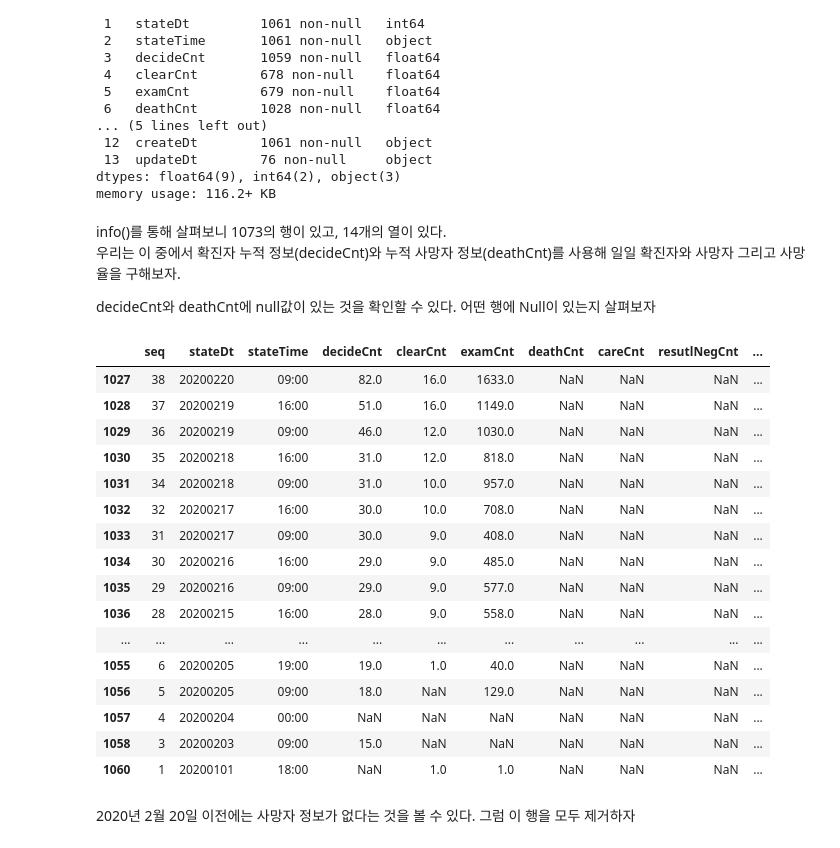
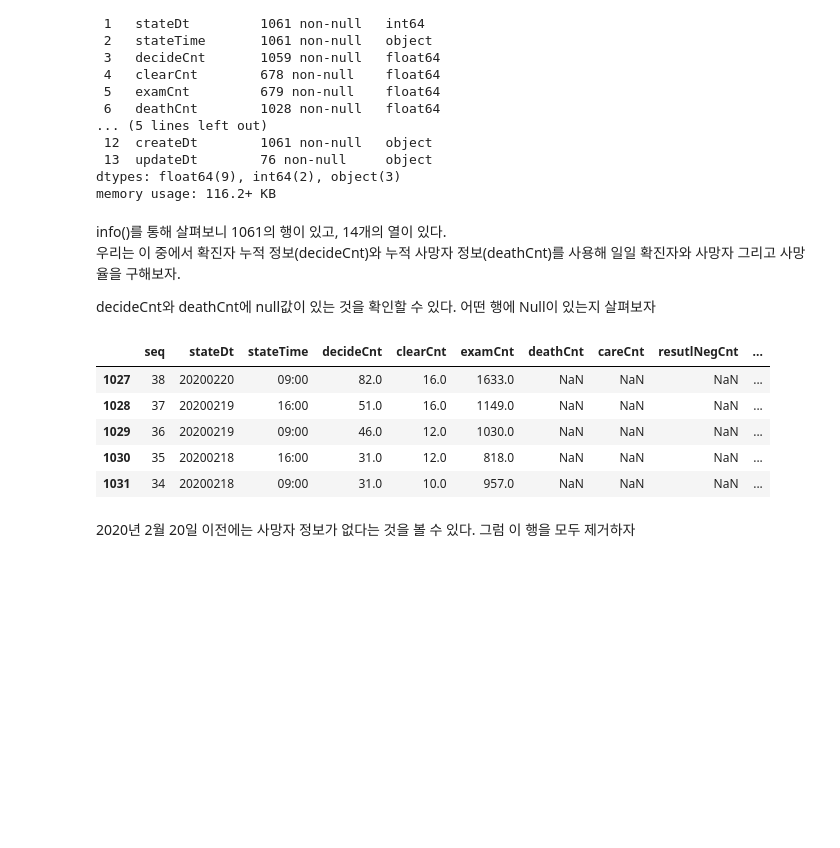
Before and after one commit to tiod0611/practice_language, a Jupyter notebook: python/TimeSeries/covid_korea/covid_korea.ipynb, the cells around one changed output. Saved outputs shown, nothing was run; the diff lists cells and outputs as text; code cells hidden in the pictures; blank space fills up the shorter version.

```diff
--- a/python/TimeSeries/covid_korea/covid_korea.ipynb
+++ b/python/TimeSeries/covid_korea/covid_korea.ipynb
@@ -10,7 +10,7 @@ pd.set_option('display.max_rows', None)
 
 import matplotlib.pyplot as plt
 # %%
-covid_kr = pd.read_csv('../data/Covid19InfState.csv')
+covid_kr = pd.read_csv('../data/covid_korea/Covid19InfState.csv')
 # %% [markdown]
 데이터를 불러왔으니 간단히 데이터를 살펴보자..
 # %%
@@ -92,31 +118,20 @@ Data columns (total 14 columns):
 dtypes: float64(9), int64(2), object(3)
 memory usage: 116.2+ KB
 # %% [markdown]
-info()를 통해 살펴보니 1073의 행이 있고, 14개의 열이 있다.
+info()를 통해 살펴보니 1061의 행이 있고, 14개의 열이 있다.
 우리는 이 중에서 확진자 누적 정보(decideCnt)와 누적 사망자 정보(deathCnt)를 사용해 일일 확진자와 사망자 그리고 사망율을 구해보자.
 
 decideCnt와 deathCnt에 null값이 있는 것을 확인할 수 있다. 어떤 행에 Null이 있는지 살펴보자
 # %%
 # deathCnt에 null 값 확인
-covid_kr[covid_kr.deathCnt.isnull() == True]
+covid_kr[covid_kr.deathCnt.isnull() == True].head()
 # %% [output]
 |  | seq | stateDt | stateTime | decideCnt | clearCnt | examCnt | deathCnt | careCnt | resutlNegCnt | ... |
 | 1027 | 38 | 20200220 | 09:00 | 82.0 | 16.0 | 1633.0 | NaN | NaN | NaN | ... |
 | 1028 | 37 | 20200219 | 16:00 | 51.0 | 16.0 | 1149.0 | NaN | NaN | NaN | ... |
 | 1029 | 36 | 20200219 | 09:00 | 46.0 | 12.0 | 1030.0 | NaN | NaN | NaN | ... |
 | 1030 | 35 | 20200218 | 16:00 | 31.0 | 12.0 | 818.0 | NaN | NaN | NaN | ... |
 | 1031 | 34 | 20200218 | 09:00 | 31.0 | 10.0 | 957.0 | NaN | NaN | NaN | ... |
-| 1032 | 32 | 20200217 | 16:00 | 30.0 | 10.0 | 708.0 | NaN | NaN | NaN | ... |
-| 1033 | 31 | 20200217 | 09:00 | 30.0 | 9.0 | 408.0 | NaN | NaN | NaN | ... |
-| 1034 | 30 | 20200216 | 16:00 | 29.0 | 9.0 | 485.0 | NaN | NaN | NaN | ... |
-| 1035 | 29 | 20200216 | 09:00 | 29.0 | 9.0 | 577.0 | NaN | NaN | NaN | ... |
-| 1036 | 28 | 20200215 | 16:00 | 28.0 | 9.0 | 558.0 | NaN | NaN | NaN | ... |
-| ... | ... | ... | ... | ... | ... | ... | ... | ... | ... | ... |
-| 1055 | 6 | 20200205 | 19:00 | 19.0 | 1.0 | 40.0 | NaN | NaN | NaN | ... |
-| 1056 | 5 | 20200205 | 09:00 | 18.0 | NaN | 129.0 | NaN | NaN | NaN | ... |
-| 1057 | 4 | 20200204 | 00:00 | NaN | NaN | NaN | NaN | NaN | NaN | ... |
-| 1058 | 3 | 20200203 | 09:00 | 15.0 | NaN | NaN | NaN | NaN | NaN | ... |
-| 1060 | 1 | 20200101 | 18:00 | NaN | 1.0 | 1.0 | NaN | NaN | NaN | ... |
 # %% [markdown]
 2020년 2월 20일 이전에는 사망자 정보가 없다는 것을 볼 수 있다. 그럼 이 행을 모두 제거하자
 # %%
```
Also changed, not shown: parts of 19 cells of this notebook, 1 other file.
